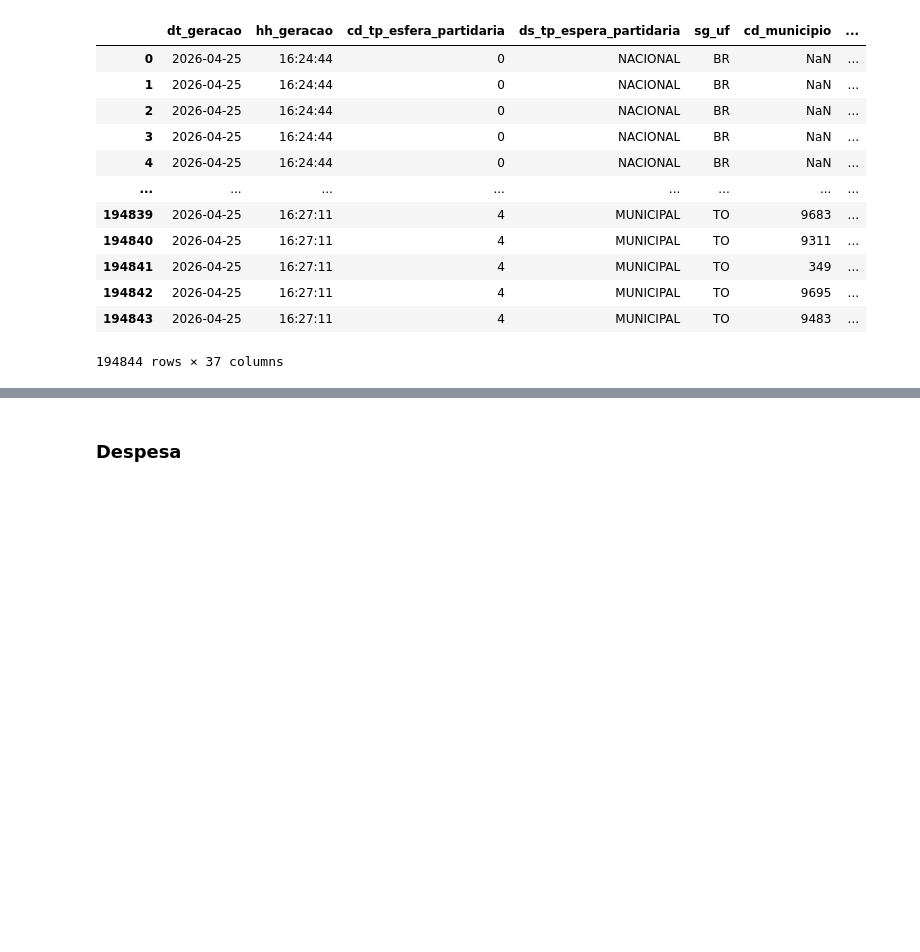
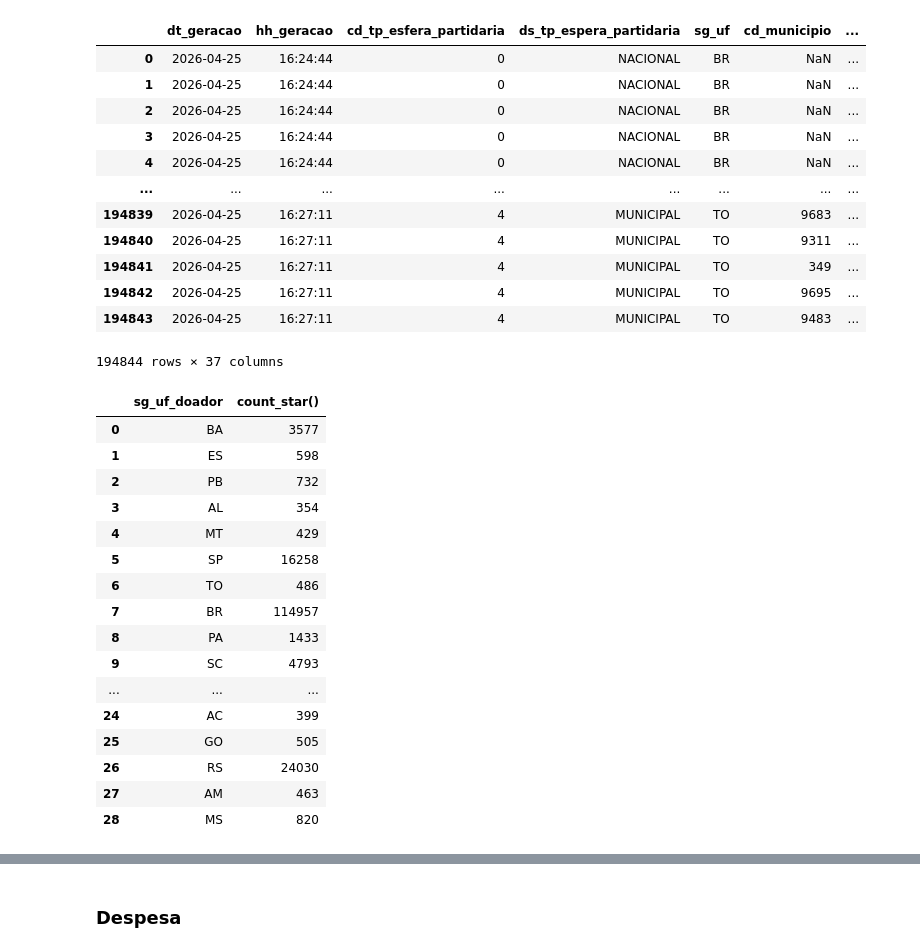
Before and after one commit to nicolas0liveira/transparencia_partidaria_br, a Jupyter notebook: notebooks/00-debug_generico.ipynb, the cells around one changed output, grey strips where cells are left out. Cells and saved outputs as stored; diff of their text form; code cells hidden in the pictures; blank space fills up the shorter version.

```diff
--- a/notebooks/00-debug_generico.ipynb
+++ b/notebooks/00-debug_generico.ipynb
@@ -118,3 +158,39 @@ df
 | 194842 | 2026-04-25 | 16:27:11 | 4 | MUNICIPAL | TO | 9695 | ... |
 | 194843 | 2026-04-25 | 16:27:11 | 4 | MUNICIPAL | TO | 9483 | ... |
 194844 rows × 37 columns
+# %%
+PARQUET_FILE_NAME = "receita.parquet"
+
+df = duckdb.sql(
+    f"""
+    SELECT
+         sg_uf_doador,
+        count(*)
+    FROM read_parquet(
+        '../data/03-silver/{PARQUET_FILE_NAME}'
+    )
+    GROUP BY sg_uf_doador
+    """
+).df()
+
+#df.head()
+
+df
+# %% [output]
+|  | sg_uf_doador | count_star() |
+| 0 | BA | 3577 |
+| 1 | ES | 598 |
+| 2 | PB | 732 |
+| 3 | AL | 354 |
+| 4 | MT | 429 |
+| 5 | SP | 16258 |
+| 6 | TO | 486 |
+| 7 | BR | 114957 |
+| 8 | PA | 1433 |
+| 9 | SC | 4793 |
+| ... | ... | ... |
+| 24 | AC | 399 |
+| 25 | GO | 505 |
+| 26 | RS | 24030 |
+| 27 | AM | 463 |
+| 28 | MS | 820 |
```
Also changed, not shown: parts of 9 cells of this notebook, 12 other files.
